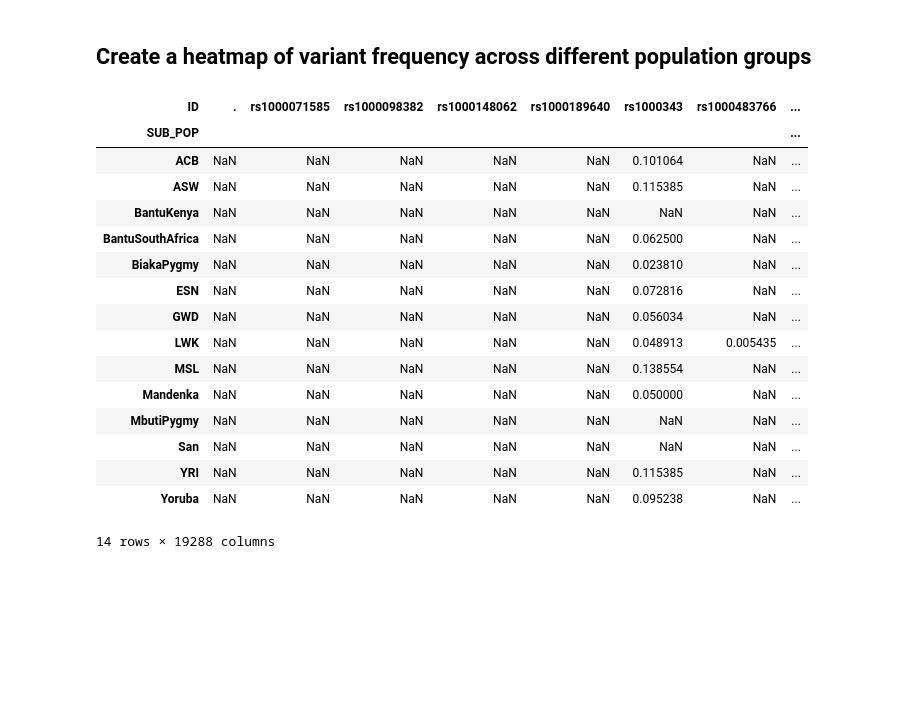
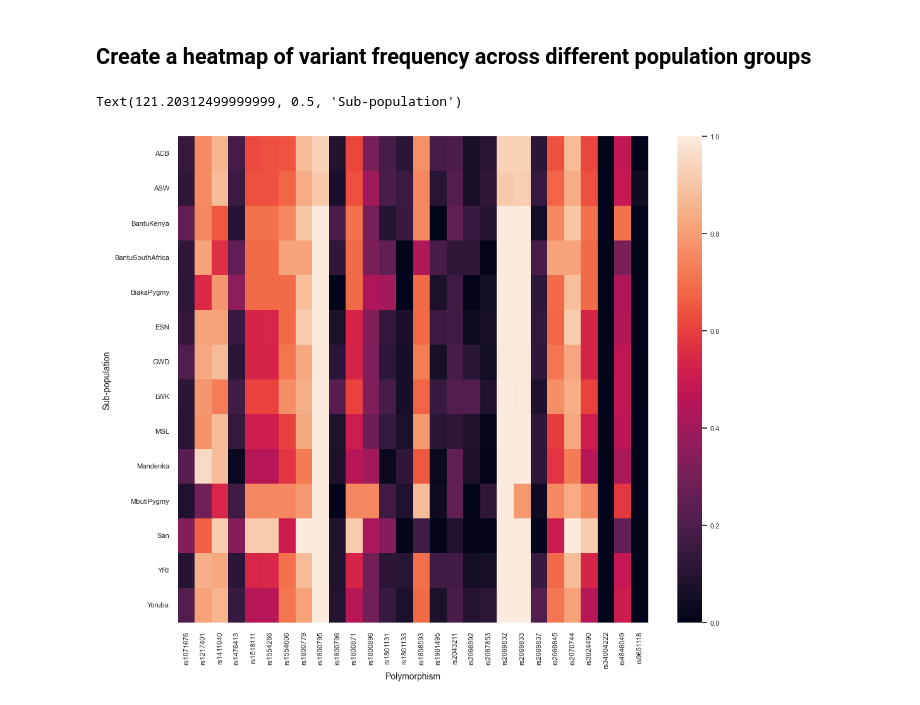
Before and after one commit to MeganHolborn/Genomics_allele-frequency-and-effect_data-analysis, a Jupyter notebook: Plots/plots.ipynb, the cells around one changed output. Drawn from its saved outputs; the diff is of its cells as text; code cells hidden in the pictures; blank space fills up the shorter version.

Commit message:
Generate heatmap of allele frequency data

```diff
--- a/Plots/plots.ipynb
+++ b/Plots/plots.ipynb
@@ -342,24 +342,16 @@ af_VEP_subset
 ## Create a heatmap of variant frequency across different population groups
 # %%
 # Create a dataframe with allele frequency data in suitable format for heatmap
-heatmap_af_data = collated_af_data.melt(id_vars=columns, value_vars=sub_populations, var_name="SUB_POP", value_name="ALT_AF")
+heatmap_af_data = collated_af_data[collated_af_data.ID.isin(NESHIE_rsIDs)].melt(id_vars=columns, value_vars=sub_populations, var_name="SUB_POP", value_name="ALT_AF")
 heatmap_af_data = heatmap_af_data.drop_duplicates(["ID","SUB_POP"])
-heatmap_af_data = heatmap_af_data.pivot(index="SUB_POP", columns=["ID"], values ="ALT_AF")
+heatmap_af_data = heatmap_af_data.pivot(index="SUB_POP", columns=["ID"], values ="ALT_AF").replace(np.NaN, 0.0)
+
+heatmap_af_data
+sns.heatmap(heatmap_af_data)
+plt.xlabel("Polymorphism")
+plt.ylabel("Sub-population")
+
+# To do: better labeling of sub-population groupings
 # %% [output]
-| ID | . | rs1000071585 | rs1000098382 | rs1000148062 | rs1000189640 | rs1000343 | rs1000483766 | ... |
-| SUB_POP |  |  |  |  |  |  |  | ... |
-| ACB | NaN | NaN | NaN | NaN | NaN | 0.101064 | NaN | ... |
-| ASW | NaN | NaN | NaN | NaN | NaN | 0.115385 | NaN | ... |
-| BantuKenya | NaN | NaN | NaN | NaN | NaN | NaN | NaN | ... |
-| BantuSouthAfrica | NaN | NaN | NaN | NaN | NaN | 0.062500 | NaN | ... |
-| BiakaPygmy | NaN | NaN | NaN | NaN | NaN | 0.023810 | NaN | ... |
-| ESN | NaN | NaN | NaN | NaN | NaN | 0.072816 | NaN | ... |
-| GWD | NaN | NaN | NaN | NaN | NaN | 0.056034 | NaN | ... |
-| LWK | NaN | NaN | NaN | NaN | NaN | 0.048913 | 0.005435 | ... |
-| MSL | NaN | NaN | NaN | NaN | NaN | 0.138554 | NaN | ... |
-| Mandenka | NaN | NaN | NaN | NaN | NaN | 0.050000 | NaN | ... |
-| MbutiPygmy | NaN | NaN | NaN | NaN | NaN | NaN | NaN | ... |
-| San | NaN | NaN | NaN | NaN | NaN | NaN | NaN | ... |
-| YRI | NaN | NaN | NaN | NaN | NaN | 0.115385 | NaN | ... |
-| Yoruba | NaN | NaN | NaN | NaN | NaN | 0.095238 | NaN | ... |
-14 rows × 19288 columns
+Text(121.20312499999999, 0.5, 'Sub-population')
+[figure, added]
```
